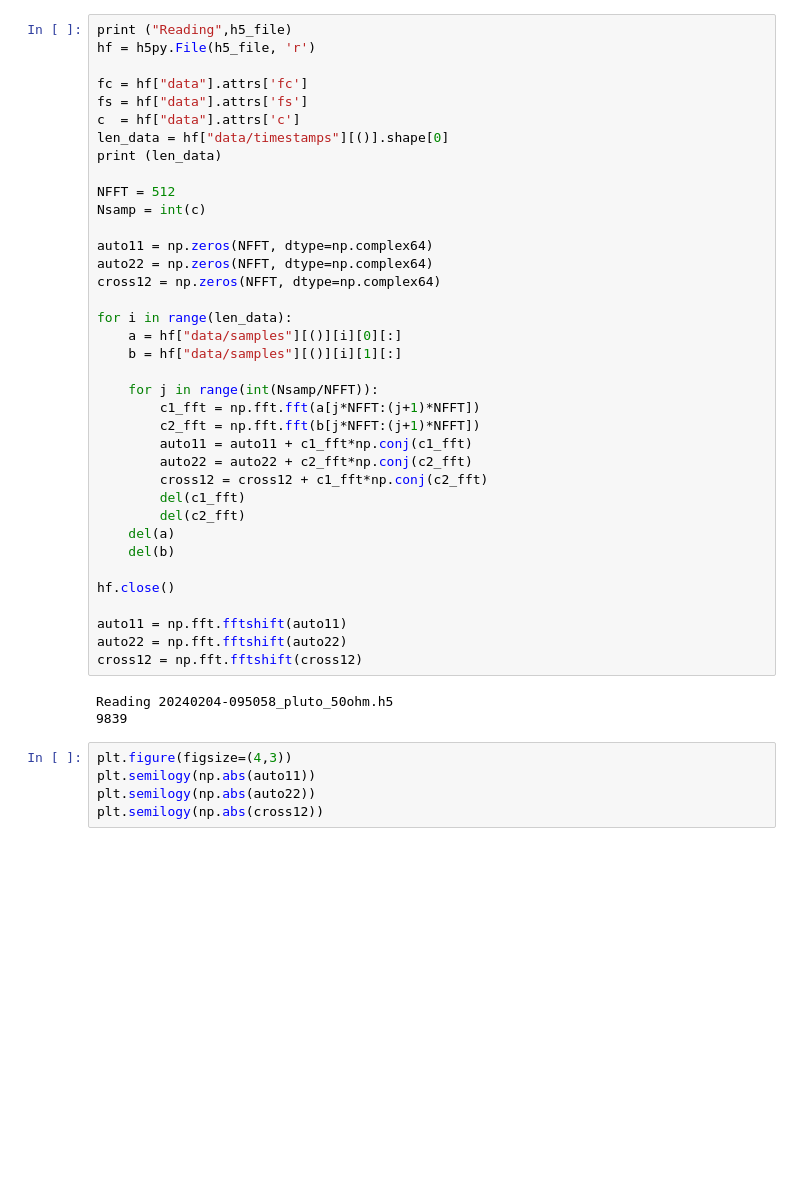
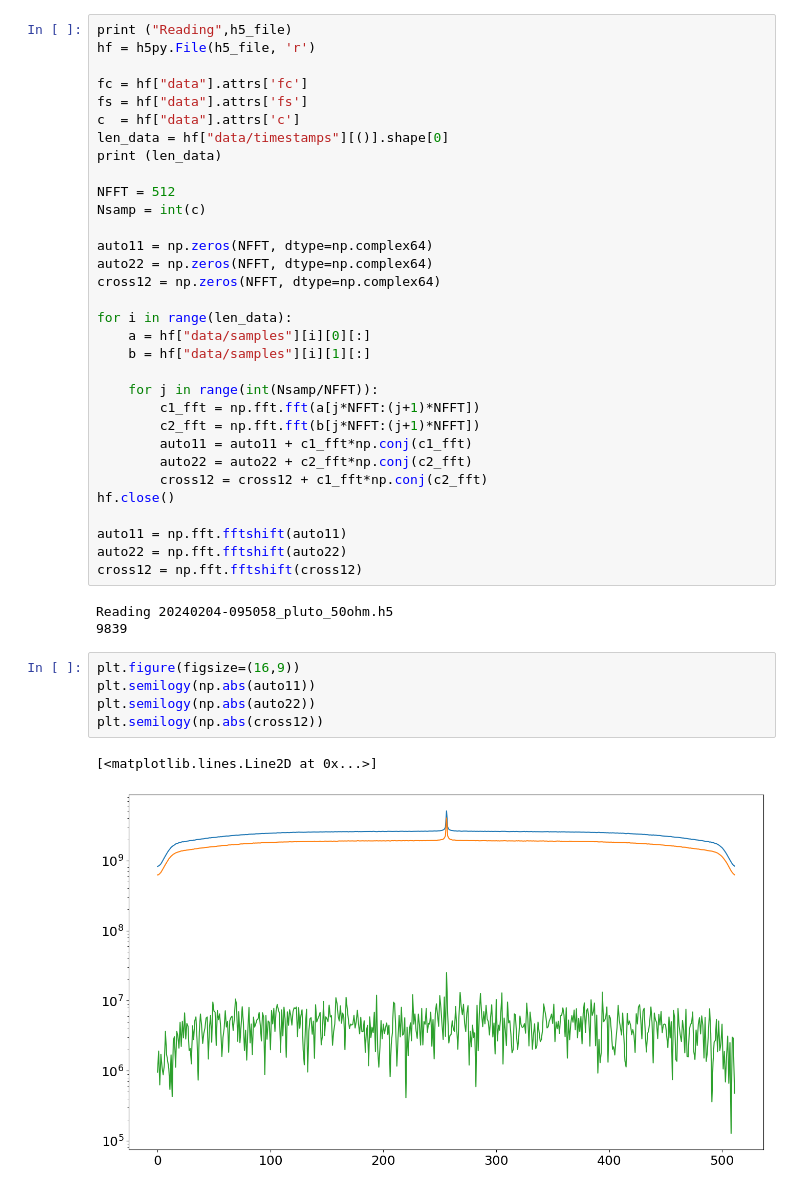
Before and after one commit to jnthek/plutosdr, a Jupyter notebook: Read_hdf5.ipynb, the cells around one changed output. Saved outputs shown, nothing was run; the diff lists cells and outputs as text; blank space fills up the shorter version.

```diff
--- a/Read_hdf5.ipynb
+++ b/Read_hdf5.ipynb
@@ -25,8 +25,8 @@ auto22 = np.zeros(NFFT, dtype=np.complex64)
 cross12 = np.zeros(NFFT, dtype=np.complex64)
 
 for i in range(len_data):
-    a = hf["data/samples"][()][i][0][:]
-    b = hf["data/samples"][()][i][1][:]
+    a = hf["data/samples"][i][0][:]
+    b = hf["data/samples"][i][1][:]
 
     for j in range(int(Nsamp/NFFT)):
         c1_fft = np.fft.fft(a[j*NFFT:(j+1)*NFFT])
@@ -34,11 +34,6 @@ for i in range(len_data):
         auto11 = auto11 + c1_fft*np.conj(c1_fft)
         auto22 = auto22 + c2_fft*np.conj(c2_fft)
         cross12 = cross12 + c1_fft*np.conj(c2_fft)
-        del(c1_fft)
-        del(c2_fft)
-    del(a)
-    del(b)
-
 hf.close()
 
 auto11 = np.fft.fftshift(auto11)
@@ -48,7 +43,10 @@ cross12 = np.fft.fftshift(cross12)
 Reading 20240204-095058_pluto_50ohm.h5
 9839
 # %%
-plt.figure(figsize=(4,3))
+plt.figure(figsize=(16,9))
 plt.semilogy(np.abs(auto11))
 plt.semilogy(np.abs(auto22))
 plt.semilogy(np.abs(cross12))
+# %% [output]
+[<matplotlib.lines.Line2D at 0x...>]
+[figure, added]
```
